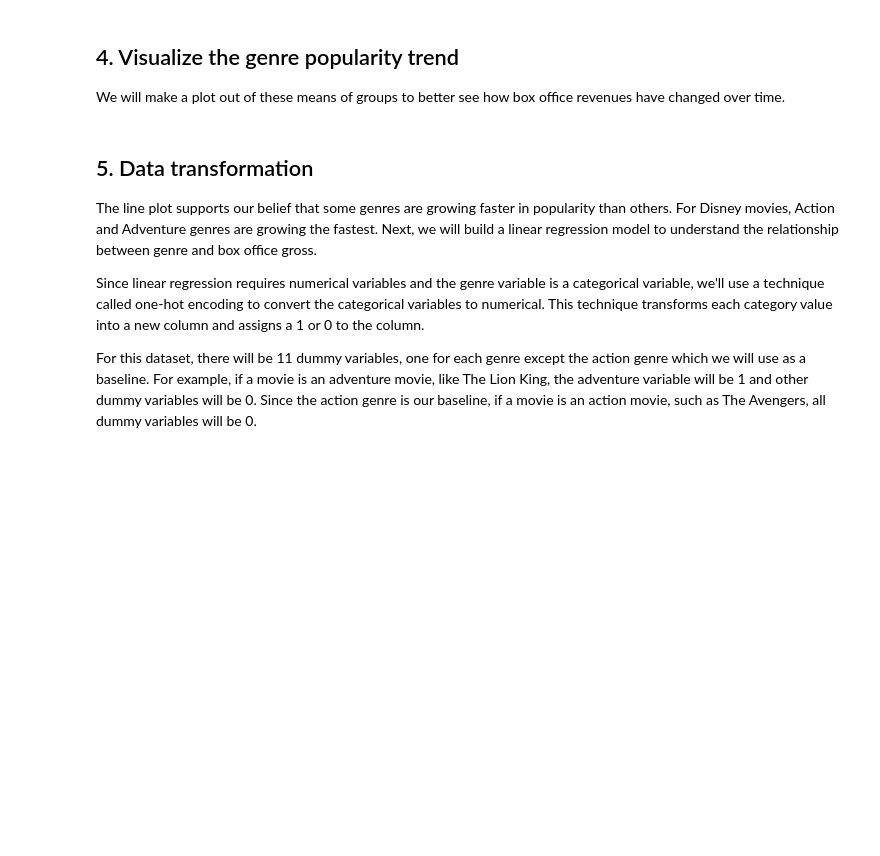
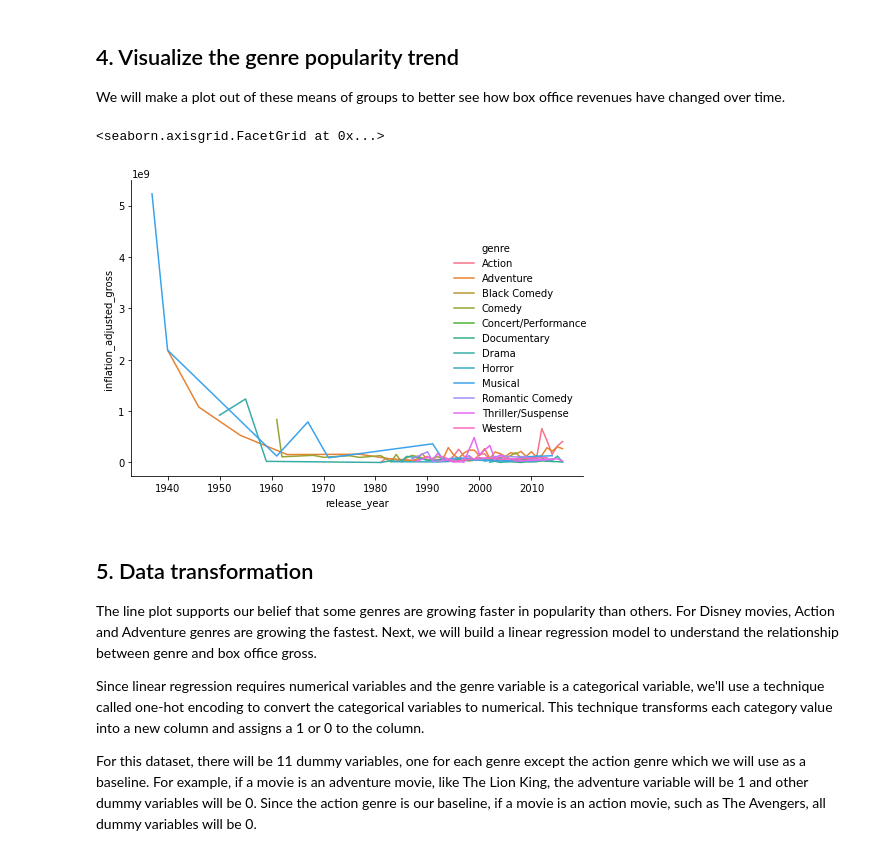
Before and after one commit to MohamedAmineBoufares/disney-movies-and-box-office-success-from-datacamp, a Jupyter notebook: Disney Movies and Box Office Success/Disney Movies and Box Office Success/notebook.ipynb, the cells around one changed output. Saved outputs shown, nothing was run; the diff lists cells and outputs as text; code cells hidden in the pictures; blank space fills up the shorter version.

```diff
--- a/Disney Movies and Box Office Success/Disney Movies and Box Office Success/notebook.ipynb
+++ b/Disney Movies and Box Office Success/Disney Movies and Box Office Success/notebook.ipynb
@@ -55,14 +55,14 @@ inflation_adjusted_gross_desc.head(10)
 ## 3. Movie genre trend
 <p>From the top 10 movies above, it seems that some genres are more popular than others. So, we will check which genres are growing stronger in popularity. To do this, we will group movies by genre and then by year to see the adjusted gross of each genre in each year.</p>
 # %%
- # Extract year from release_date and store it in a new column
-gross['release_year'] = ...
+# Extract year from release_date and store it in a new column
+gross['release_year'] = pd.DatetimeIndex(gross['release_date']).year
 
 # Compute mean of adjusted gross per genre and per year
-group = ...
+group = gross.groupby(['genre','release_year']).mean()
 
 # Convert the GroupBy object to a DataFrame
-genre_yearly = ...
+genre_yearly = group.reset_index()
 
 # Inspect genre_yearly
 genre_yearly.head(10)
@@ -80,3 +84,12 @@ AttributeError: 'ellipsis' object has no attribute 'head'
+# %%
+# Import seaborn library
+import seaborn as sns
+
+# Plot the data
+sns.relplot(x='release_year', y='inflation_adjusted_gross', kind='line', hue='genre',data=genre_yearly)
+# %% [output]
+<seaborn.axisgrid.FacetGrid at 0x...>
+[figure, added]
 # %% [markdown]
 ## 5. Data transformation
 <p>The line plot supports our belief that some genres are growing faster in popularity than others. For Disney movies, Action and Adventure genres are growing the fastest. Next, we will build a linear regression model to understand the relationship between genre and box office gross. </p>
```
Also changed, not shown: parts of 2 cells of this notebook.
